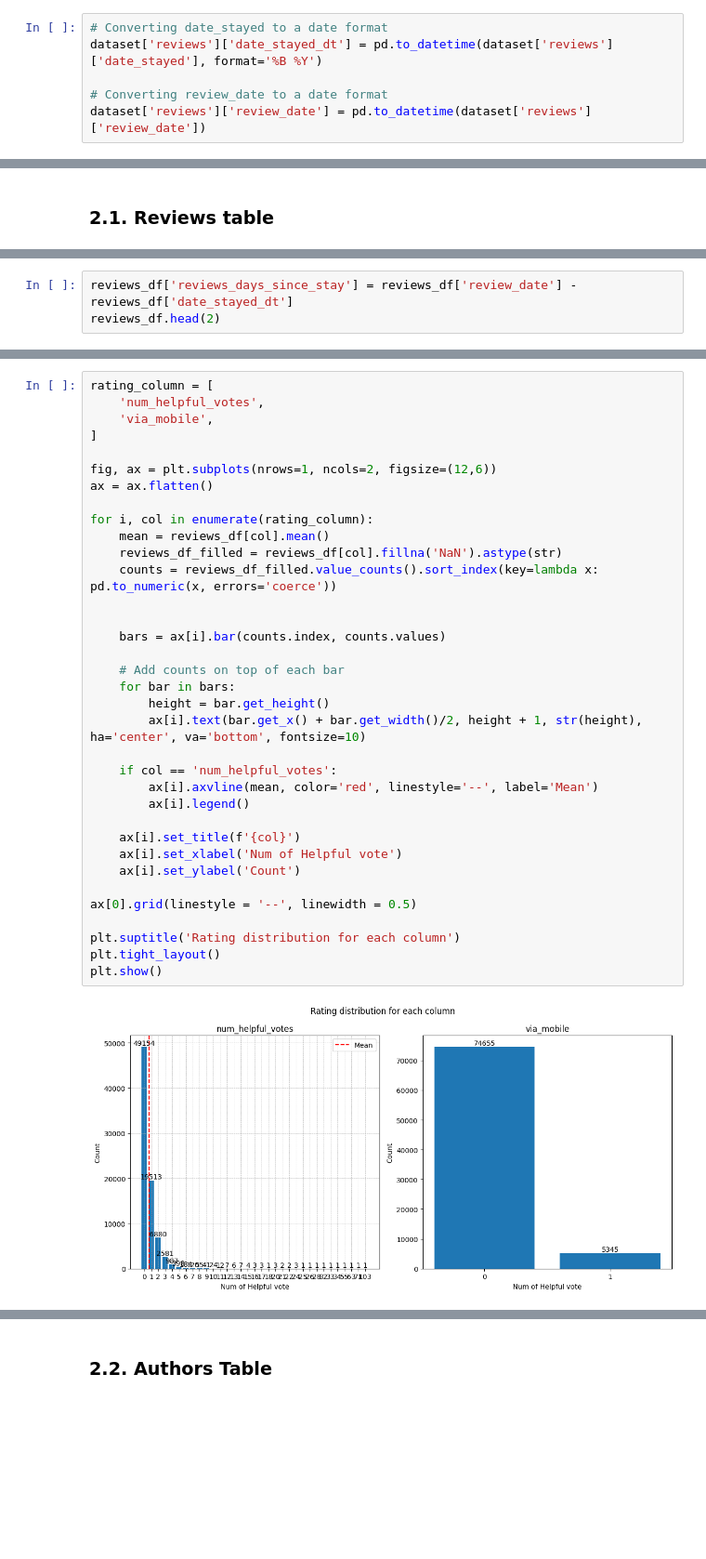
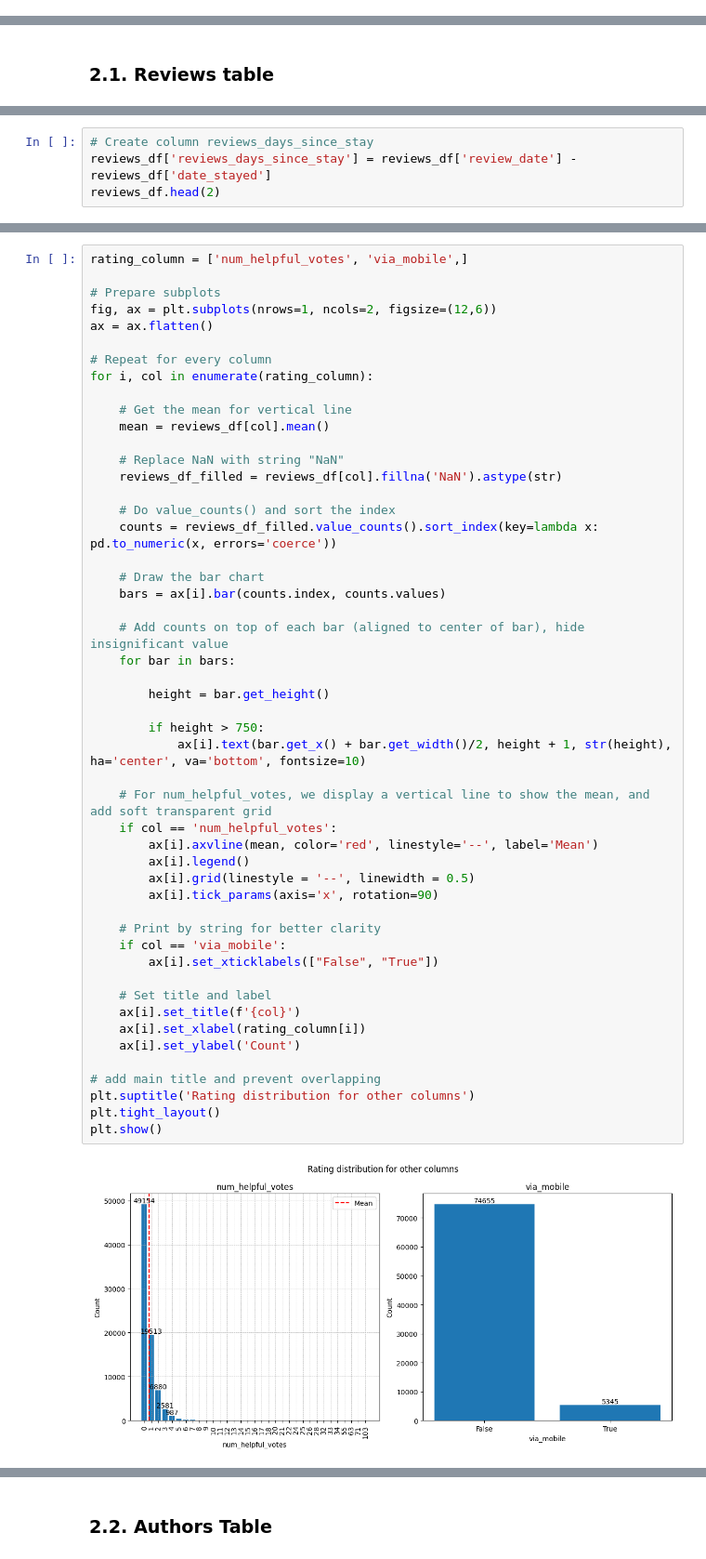
Before and after one commit to nadiavictoria/IS512-Hotel-Analytics, a Jupyter notebook: notebooks/02_exploratory_analysis.ipynb, the cells around one changed output, grey strips where cells are left out. Shown at 93% size. Saved outputs shown, nothing was run; the diff lists cells and outputs as text; blank space fills up the shorter version.

Commit message:
code cleanup for everything

```diff
--- a/notebooks/02_exploratory_analysis.ipynb
+++ b/notebooks/02_exploratory_analysis.ipynb
@@ -105,6 +138,0 @@ These are some notable warnings that I noticed:
-# %%
-# Converting date_stayed to a date format
-dataset['reviews']['date_stayed_dt'] = pd.to_datetime(dataset['reviews']['date_stayed'], format='%B %Y')
-
-# Converting review_date to a date format
-dataset['reviews']['review_date'] = pd.to_datetime(dataset['reviews']['review_date'])
@@ -151,5 +168,6 @@ Now that the data date is valid, we can add new feature called 'review_days_sinc
 # %%
-reviews_df['reviews_days_since_stay'] = reviews_df['review_date'] - reviews_df['date_stayed_dt']
+# Create column reviews_days_since_stay
+reviews_df['reviews_days_since_stay'] = reviews_df['review_date'] - reviews_df['date_stayed']
 reviews_df.head(2)
 # %% [output]
 |  | title | text | date_stayed | hotel_id | num_helpful_votes | review_date | review_id | via_mobile | ... |
@@ -287,37 +359,52 @@ plt.show()
 # %%
-rating_column = [
-    'num_helpful_votes',
-    'via_mobile',
-]
+rating_column = ['num_helpful_votes', 'via_mobile',]
 
+# Prepare subplots
 fig, ax = plt.subplots(nrows=1, ncols=2, figsize=(12,6))
 ax = ax.flatten()
 
+# Repeat for every column
 for i, col in enumerate(rating_column):
+
+    # Get the mean for vertical line
     mean = reviews_df[col].mean()
+
+    # Replace NaN with string "NaN"
     reviews_df_filled = reviews_df[col].fillna('NaN').astype(str)
+
+    # Do value_counts() and sort the index
     counts = reviews_df_filled.value_counts().sort_index(key=lambda x: pd.to_numeric(x, errors='coerce'))
 
-
+    # Draw the bar chart
     bars = ax[i].bar(counts.index, counts.values)
 
-    # Add counts on top of each bar
+    # Add counts on top of each bar (aligned to center of bar), hide insignificant value
     for bar in bars:
+
         height = bar.get_height()
-        ax[i].text(bar.get_x() + bar.get_width()/2, height + 1, str(height), ha='center', va='bottom', fontsize=10)
 
+        if height > 750:
+            ax[i].text(bar.get_x() + bar.get_width()/2, height + 1, str(height), ha='center', va='bottom', fontsize=10)
+
+    # For num_helpful_votes, we display a vertical line to show the mean, and add soft transparent grid
     if col == 'num_helpful_votes':
         ax[i].axvline(mean, color='red', linestyle='--', label='Mean')
         ax[i].legend()
+        ax[i].grid(linestyle = '--', linewidth = 0.5)
+        ax[i].tick_params(axis='x', rotation=90)
 
+    # Print by string for better clarity
+    if col == 'via_mobile':
+        ax[i].set_xticklabels(["False", "True"])
+
+    # Set title and label
     ax[i].set_title(f'{col}')
-    ax[i].set_xlabel('Num of Helpful vote')
+    ax[i].set_xlabel(rating_column[i])
     ax[i].set_ylabel('Count')
 
-ax[0].grid(linestyle = '--', linewidth = 0.5)
-
-plt.suptitle('Rating distribution for each column')
+# add main title and prevent overlapping
+plt.suptitle('Rating distribution for other columns')
 plt.tight_layout()
 plt.show()
 # %% [output]
-[figure, old version]
+[figure, new version]
```
Also changed, not shown: parts of 102 cells of this notebook.
